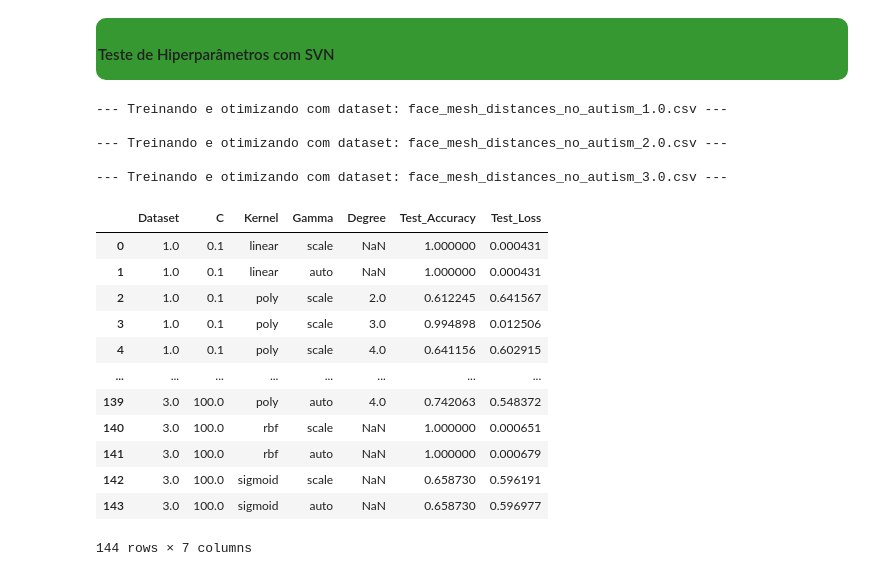
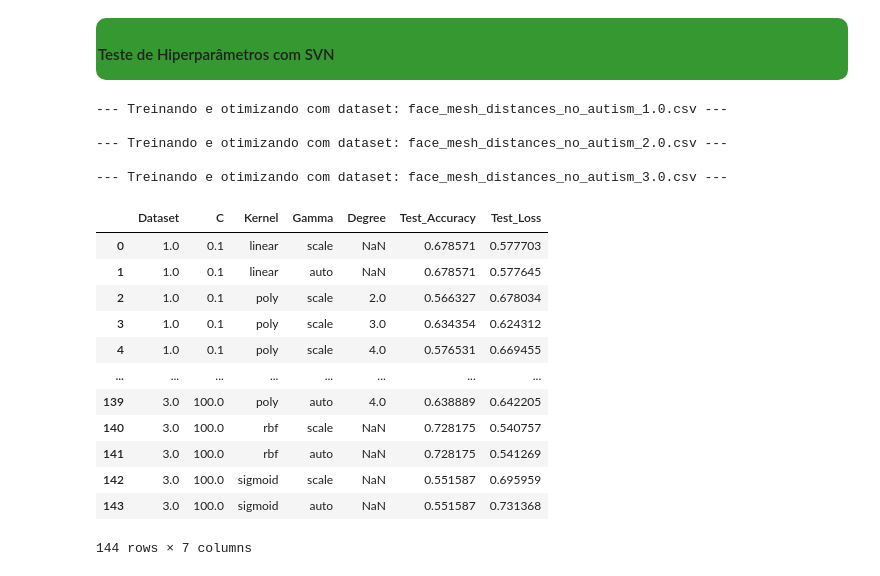
Before and after one commit to GeorgeAlexsander/AutismDetectWithML, a Jupyter notebook: notebooks/autism_condition_classification/autism_condition_classification.ipynb, the cells around one changed output. Saved outputs shown, nothing was run; the diff lists cells and outputs as text; code cells hidden in the pictures.

```diff
--- a/notebooks/autism_condition_classification/autism_condition_classification.ipynb
+++ b/notebooks/autism_condition_classification/autism_condition_classification.ipynb
@@ -1343,16 +1213,16 @@ def load_and_prepare_data(dataset_suffix):
     df_no_autism_anthropometric = pd.read_csv(f"../../data/preprocessed_landmark/face_mesh_distances_no_autism_{dataset_suffix}.csv")
     df_with_autism_anthropometric = pd.read_csv(f"../../data/preprocessed_landmark/face_mesh_distances_with_autism_{dataset_suffix}.csv")
 
-    # Supondo que temos as colunas de interesse e a coluna de rótulo pronta
-    df_no_autism_anthropometric['label'] = 0
-    df_with_autism_anthropometric['label'] = 1
+    # Remover a coluna 'samples' e utilizar 'class' como rótulo
+    df_no_autism_anthropometric = df_no_autism_anthropometric.drop(columns=['samples'])  # Remover 'samples'
+    df_with_autism_anthropometric = df_with_autism_anthropometric.drop(columns=['samples'])  # Remover 'samples'
 
     # Concatenar os dois DataFrames
     df_combined = pd.concat([df_no_autism_anthropometric, df_with_autism_anthropometric])
 
     # Separar em X (características) e y (rótulos)
-    X = df_combined.drop('label', axis=1)
-    y = df_combined['label']
+    X = df_combined.drop('class', axis=1)  # Remover a coluna 'class' para usar como rótulo
+    y = df_combined['class']  # A coluna 'class' contém os rótulos (0 ou 1)
 
     # Dividir os dados em conjuntos de treinamento e teste
     X_train, X_test, y_train, y_test = train_test_split(X, y, test_size=0.2, random_state=42)
@@ -1408,8 +1278,6 @@ for dataset_suffix in ['1.0', '2.0', '3.0']:
                     'Test_Loss': test_loss
                 })
 
-# Após o loop, exibir os resultados em uma nova célula
-import pandas as pd
 
 # Criar DataFrame com os resultados armazenados
 results_df_KNN = pd.DataFrame(results_summary)
@@ -1457,16 +1345,16 @@ def load_and_prepare_data(dataset_suffix):
     df_no_autism_anthropometric = pd.read_csv(f"../../data/preprocessed_landmark/face_mesh_distances_no_autism_{dataset_suffix}.csv")
     df_with_autism_anthropometric = pd.read_csv(f"../../data/preprocessed_landmark/face_mesh_distances_with_autism_{dataset_suffix}.csv")
 
-    # Supondo que temos as colunas de interesse e a coluna de rótulo pronta
-    df_no_autism_anthropometric['label'] = 0
-    df_with_autism_anthropometric['label'] = 1
+    # Remover a coluna 'samples' se presente, e usar 'class' como rótulo
+    df_no_autism_anthropometric = df_no_autism_anthropometric.drop(columns=['samples'], errors='ignore')  # Remover 'samples'
+    df_with_autism_anthropometric = df_with_autism_anthropometric.drop(columns=['samples'], errors='ignore')  # Remover 'samples'
 
     # Concatenar os dois DataFrames
     df_combined = pd.concat([df_no_autism_anthropometric, df_with_autism_anthropometric])
 
     # Separar em X (características) e y (rótulos)
-    X = df_combined.drop('label', axis=1)
-    y = df_combined['label']
+    X = df_combined.drop('class', axis=1)  # Remover a coluna 'class' para usar como rótulo
+    y = df_combined['class']  # A coluna 'class' contém os rótulos (0 ou 1)
 
     # Dividir os dados em conjuntos de treinamento e teste
     X_train, X_test, y_train, y_test = train_test_split(X, y, test_size=0.2, random_state=42)
@@ -1535,14 +1423,12 @@ for dataset_suffix in ['1.0', '2.0', '3.0']:
                             'Test_Loss': test_loss
                         })
 
-# Após o loop, exibir os resultados em uma nova célula
-import pandas as pd
 
 # Criar DataFrame com os resultados armazenados
-results_df_2 = pd.DataFrame(results_summary)
+results_df_RF = pd.DataFrame(results_summary)
 
 # Exibir a tabela de resultados
-display(results_df_2)
+display(results_df_RF)
 # %% [output]
 --- Treinando e otimizando com dataset: face_mesh_distances_no_autism_1.0.csv ---
 
@@ -1580,16 +1482,16 @@ def load_and_prepare_data(dataset_suffix):
     df_no_autism_anthropometric = pd.read_csv(f"../../data/preprocessed_landmark/face_mesh_distances_no_autism_{dataset_suffix}.csv")
     df_with_autism_anthropometric = pd.read_csv(f"../../data/preprocessed_landmark/face_mesh_distances_with_autism_{dataset_suffix}.csv")
 
-    # Supondo que temos as colunas de interesse e a coluna de rótulo pronta
-    df_no_autism_anthropometric['label'] = 0
-    df_with_autism_anthropometric['label'] = 1
+    # Remover a coluna 'samples' e utilizar 'class' como rótulo
+    df_no_autism_anthropometric = df_no_autism_anthropometric.drop(columns=['samples'], errors='ignore')  # Remover 'samples'
+    df_with_autism_anthropometric = df_with_autism_anthropometric.drop(columns=['samples'], errors='ignore')  # Remover 'samples'
 
     # Concatenar os dois DataFrames
     df_combined = pd.concat([df_no_autism_anthropometric, df_with_autism_anthropometric])
 
     # Separar em X (características) e y (rótulos)
-    X = df_combined.drop('label', axis=1)
-    y = df_combined['label']
+    X = df_combined.drop('class', axis=1)  # Remover a coluna 'class' para usar como rótulo
+    y = df_combined['class']  # A coluna 'class' contém os rótulos (0 ou 1)
 
     # Dividir os dados em conjuntos de treinamento e teste
     X_train, X_test, y_train, y_test = train_test_split(X, y, test_size=0.2, random_state=42)
@@ -1659,46 +1561,44 @@ for dataset_suffix in ['1.0', '2.0', '3.0']:
                     # Fazer previsões
                     y_pred = svm.predict(X_test)
                     y_prob = svm.predict_proba(X_test)
 
                     # Avaliar o desempenho
                     test_accuracy = accuracy_score(y_test, y_pred)
                     test_loss = log_loss(y_test, y_prob)
 
                     # Armazenar os resultados na lista
                     results_summary.append({
                         'Dataset': dataset_suffix,
                         'C': C,
                         'Kernel': kernel,
                         'Gamma': gamma,
                         'Degree': None,
                         'Test_Accuracy': test_accuracy,
                         'Test_Loss': test_loss
                     })
 
-# Após o loop, exibir os resultados em uma nova célula
-import pandas as pd
 
 # Criar DataFrame com os resultados armazenados
-results_df_3 = pd.DataFrame(results_summary)
+results_df_SVN = pd.DataFrame(results_summary)
 
 # Exibir a tabela de resultados
-display(results_df_3)
+display(results_df_SVN)
 # %% [output]
 --- Treinando e otimizando com dataset: face_mesh_distances_no_autism_1.0.csv ---
 
 --- Treinando e otimizando com dataset: face_mesh_distances_no_autism_2.0.csv ---
 
 --- Treinando e otimizando com dataset: face_mesh_distances_no_autism_3.0.csv ---
 |  | Dataset | C | Kernel | Gamma | Degree | Test_Accuracy | Test_Loss |
-| 0 | 1.0 | 0.1 | linear | scale | NaN | 1.000000 | 0.000431 |
-| 1 | 1.0 | 0.1 | linear | auto | NaN | 1.000000 | 0.000431 |
-| 2 | 1.0 | 0.1 | poly | scale | 2.0 | 0.612245 | 0.641567 |
-| 3 | 1.0 | 0.1 | poly | scale | 3.0 | 0.994898 | 0.012506 |
-| 4 | 1.0 | 0.1 | poly | scale | 4.0 | 0.641156 | 0.602915 |
+| 0 | 1.0 | 0.1 | linear | scale | NaN | 0.678571 | 0.577703 |
+| 1 | 1.0 | 0.1 | linear | auto | NaN | 0.678571 | 0.577645 |
+| 2 | 1.0 | 0.1 | poly | scale | 2.0 | 0.566327 | 0.678034 |
+| 3 | 1.0 | 0.1 | poly | scale | 3.0 | 0.634354 | 0.624312 |
+| 4 | 1.0 | 0.1 | poly | scale | 4.0 | 0.576531 | 0.669455 |
 | ... | ... | ... | ... | ... | ... | ... | ... |
-| 139 | 3.0 | 100.0 | poly | auto | 4.0 | 0.742063 | 0.548372 |
-| 140 | 3.0 | 100.0 | rbf | scale | NaN | 1.000000 | 0.000651 |
-| 141 | 3.0 | 100.0 | rbf | auto | NaN | 1.000000 | 0.000679 |
-| 142 | 3.0 | 100.0 | sigmoid | scale | NaN | 0.658730 | 0.596191 |
-| 143 | 3.0 | 100.0 | sigmoid | auto | NaN | 0.658730 | 0.596977 |
+| 139 | 3.0 | 100.0 | poly | auto | 4.0 | 0.638889 | 0.642205 |
+| 140 | 3.0 | 100.0 | rbf | scale | NaN | 0.728175 | 0.540757 |
+| 141 | 3.0 | 100.0 | rbf | auto | NaN | 0.728175 | 0.541269 |
+| 142 | 3.0 | 100.0 | sigmoid | scale | NaN | 0.551587 | 0.695959 |
+| 143 | 3.0 | 100.0 | sigmoid | auto | NaN | 0.551587 | 0.731368 |
 144 rows × 7 columns
```
Also changed, not shown: parts of 9 cells of this notebook.
